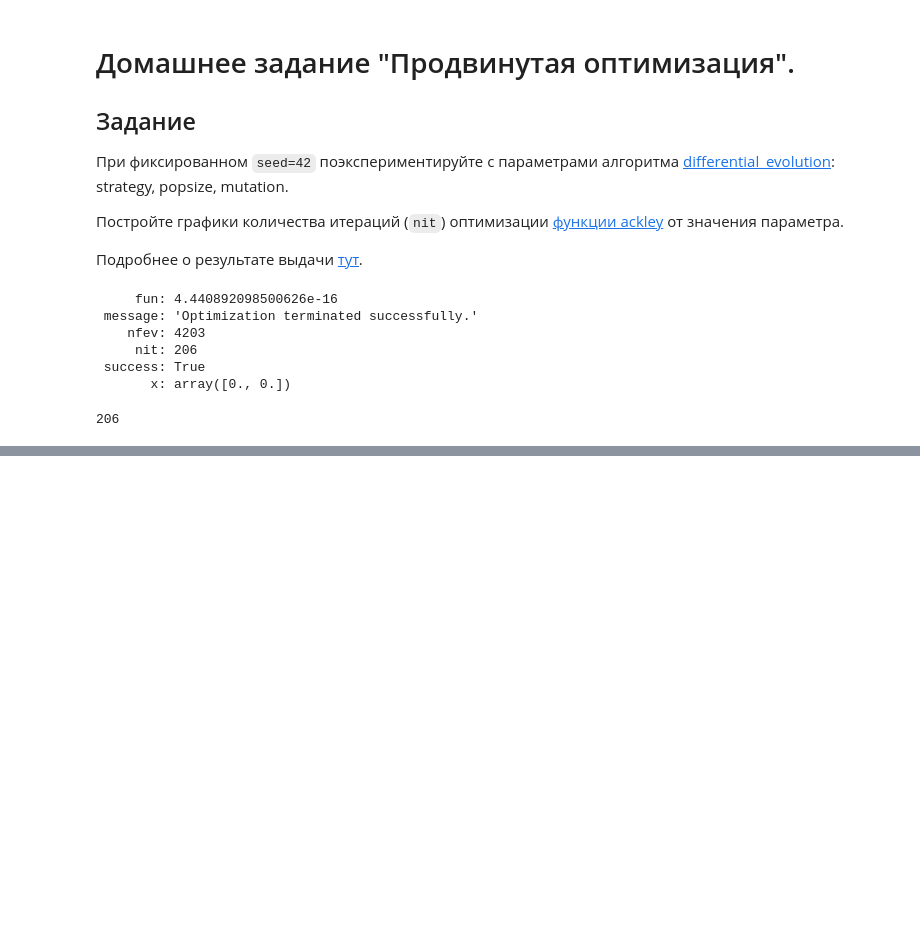
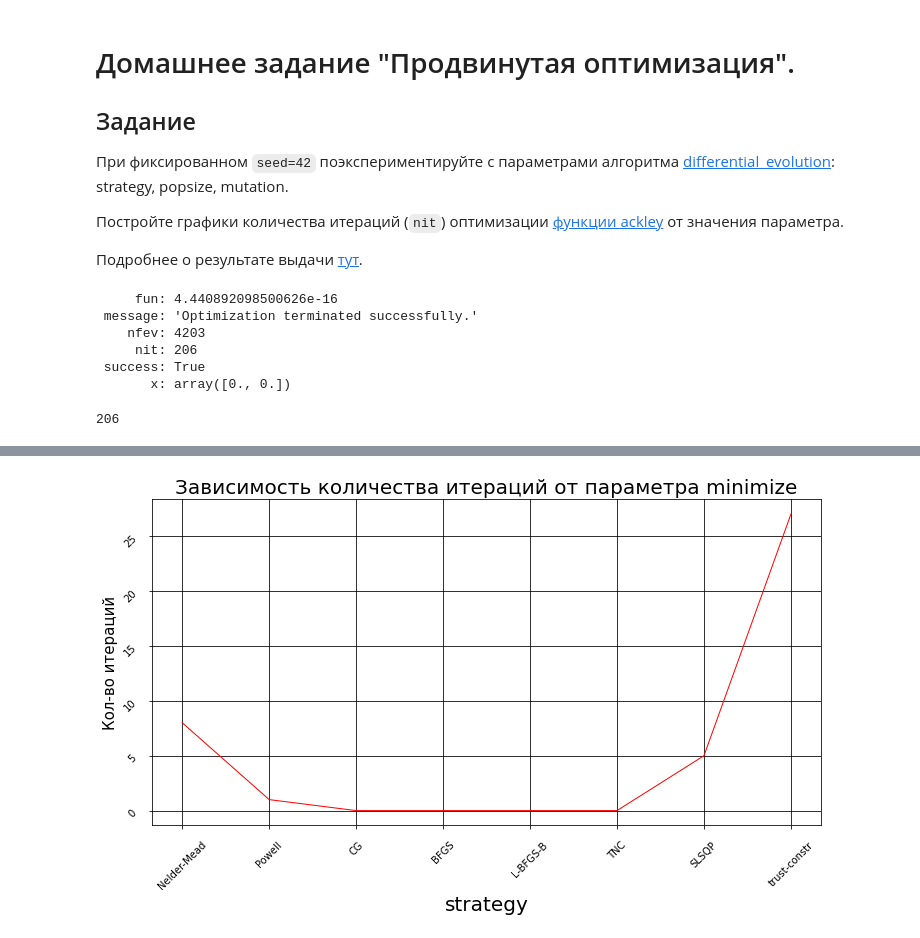
Before and after one commit to Yaroslavk93/Data-science, a Jupyter notebook: Mathematic/Advanced optimization.ipynb, the cells around one changed output, grey strips where cells are left out. Cells and saved outputs as stored; diff of their text form; code cells hidden in the pictures; blank space fills up the shorter version.

```diff
--- a/Mathematic/Advanced optimization.ipynb
+++ b/Mathematic/Advanced optimization.ipynb
@@ -42,0 +102,7 @@ plt.show()
+# %%
+from scipy.optimize import minimize
+
+x0 = [0,0]
+
+result_m = minimize(ackley, x0,  method='Nelder-Mead')
+result_m
@@ -42,0 +120,31 @@ plt.show()
+# %%
+res2 = []
+param2 = []
+
+param_m = [
+    'Nelder-Mead', 'Powell', 'CG', 'BFGS', 'Newton-CG',
+    'L-BFGS-B', 'TNC', 'COBYLA', 'SLSQP', 'trust-constr',
+    'dogleg', 'trust-ncg', 'trust-exact', 'trust-krylov'
+]
+# %%
+for i in param_m:
+    try:
+        res2.append(minimize(ackley, x0, method=i)['nit'])
+        param2.append(i)
+    except (ValueError, KeyError):
+        pass
+# %%
+fig2, ax2 = plt.subplots()
+ax2.plot(param2,  res2, color = 'r', linewidth = 1)
+ax2.grid(which='major', color = 'k')
+ax2.tick_params(axis = 'both', pad = 10, labelsize = 10, labelrotation = 45)
+
+fig2.set_figwidth(12)
+fig2.set_figheight(6)
+
+plt.title('Зависимость количества итераций от параметра minimize', size=20)
+plt.ylabel('Кол-во итераций', size = 15)
+plt.xlabel('strategy', size = 20)
+plt.show()
+# %% [output]
+[figure, added]
```
Also changed, not shown: parts of 6 cells of this notebook.
